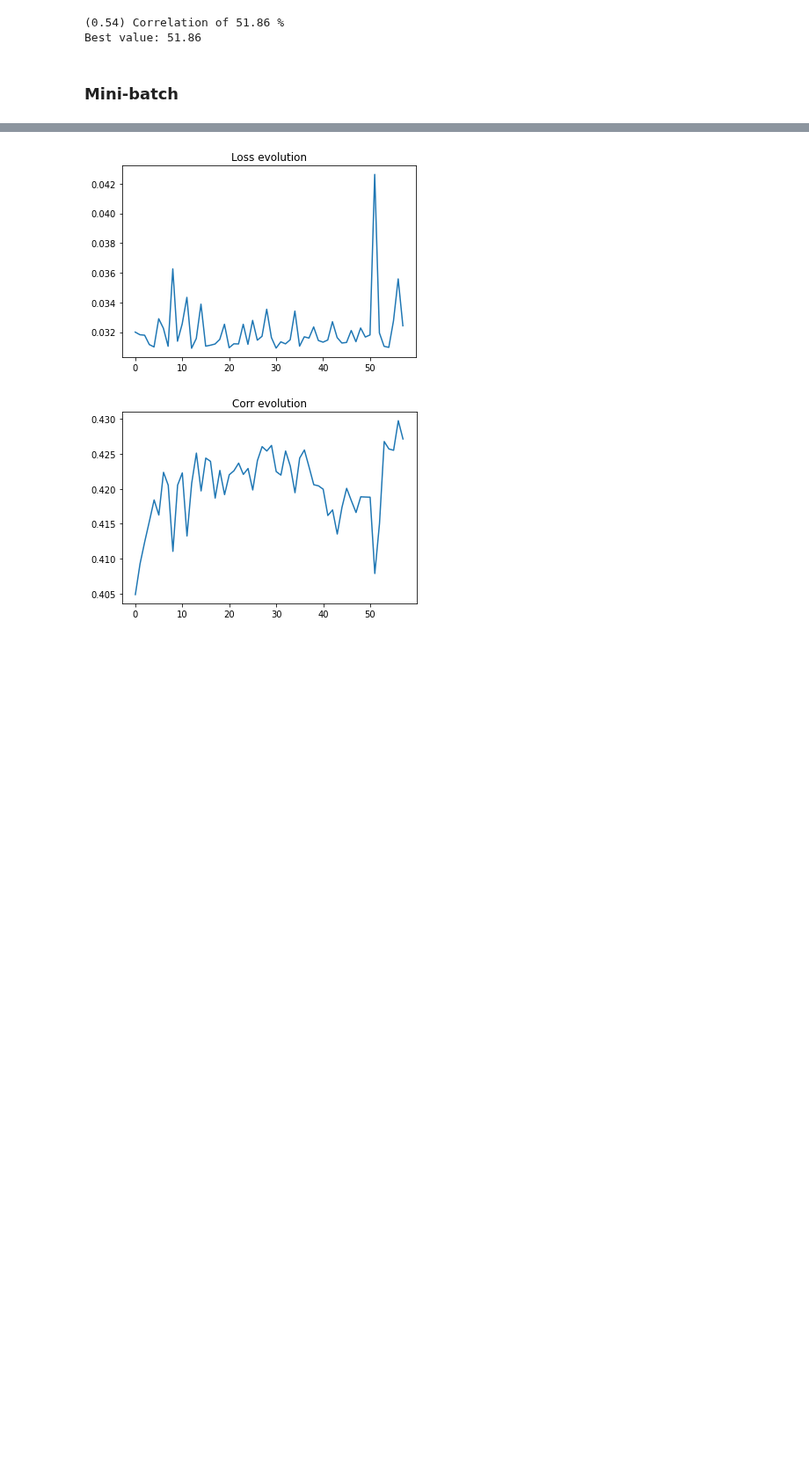
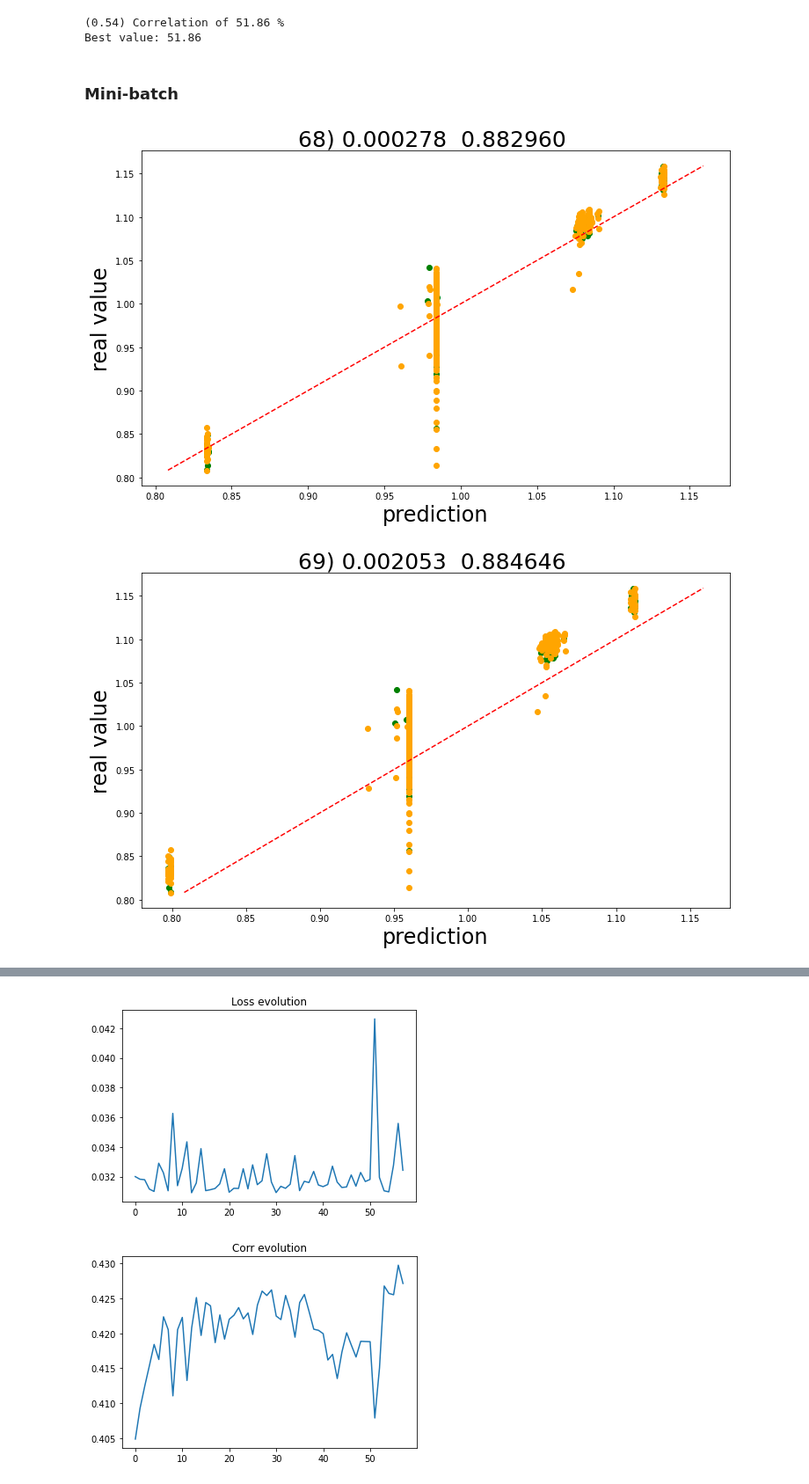
Before and after one commit to Simone7monaco/PatchyParticles, a Jupyter notebook: MULTI_OrderParameters.ipynb, the cells around one changed output, grey strips where cells are left out. Shown at 88% size. Saved outputs shown, nothing was run; the diff lists cells and outputs as text; code cells hidden in the pictures; blank space fills up the shorter version.

```diff
--- a/MULTI_OrderParameters.ipynb
+++ b/MULTI_OrderParameters.ipynb
@@ -550,48 +546,54 @@ CORR=[]
 # %%
 # train the network
 # You can run this cell multiple times, or just change the number of steps.
 # I get decent results after ~10000 steps.
 # Given the current size of the dataset, we may be overfitting...
+showplot=1
 epoch=int(len(y_train)/BATCH_SIZE)
-t0= tm.time()
+
 for t in range(70):
     for step, (batch_x, batch_y) in enumerate(loader):
 
         b_x = Variable(batch_x)
         b_y = Variable(batch_y)
         prediction = net(b_x)     # input x and predict based on x
 
         loss = loss_func(prediction, b_y)     # must be (1. nn output, 2. target)
 
         #Print loss each cycle to keep track, after clearing the previous print statements
 
         optimizer.zero_grad()   # clear gradients for next train
         loss.backward()         # backpropagation, compute gradients
         optimizer.step()        # apply gradients
     pred_test = net(X_test)
     LOSS.append(loss_func(pred_test,y_test))
     CORR.append(rcorr(net(X_test).data.numpy(), y_test.data.numpy()))
     # plot current status: prediction versus real value
-    tt = np.arange(min(y_train), max(y_train), 0.2)
 
-    fig, ax = plt.subplots(figsize=(12,7))
-    ptitle='%d) %f  %f '%(t, loss.data.numpy(), rcorr(net(X_test).data.numpy(), y_test.data.numpy()))
-
-    ax.set_title(ptitle, fontsize=25)
-    ax.set_xlabel('prediction', fontsize=24)
-    ax.set_ylabel('real value', fontsize=24)
-
-    par="d= "+str(d/100)+"\n"+"e= "+str(e/100)
-    tx,ty= (np.min(prediction.data.numpy())*.9, np.max(prediction.data.numpy())*.9)
-    plt.text(tx, ty, par, fontsize=20)
-
-    plt.scatter(net(X_test).data.numpy(), y_test.data.numpy(), color = "green")
-    plt.scatter(net(X_train).data.numpy(), y_train.data.numpy(), color = "orange")
-
-    # Dashed line is the ideal result
-    plt.plot(tt,tt,'r--')
-    #print(t, "/", epoch,"   ",loss.data.numpy(), rcorr(net(X_test).data.numpy(), y_test.data.numpy()))
     clear_output(wait=True)
     plt.pause(0.05)
 
-print(tm.time()-t0)
+    if showplot:
+        # plot current status: prediction versus real value
+        tt = np.linspace(min(y_train), max(y_train), 5)
+
+        fig, ax = plt.subplots(figsize=(12,7))
+        ptitle='%d) %f  %f '%(t, loss.data.numpy(), rcorr(net(X_test).data.numpy(), y_test.data.numpy()))
+
+        ax.set_title(ptitle, fontsize=25)
+        ax.set_xlabel('prediction', fontsize=24)
+        ax.set_ylabel('real value', fontsize=24)
+
+    #     par="d= "+str(d/100)+"\n"+"e= "+str(e/100)
+    #     tx,ty= (np.min(prediction.data.numpy())*.9, np.max(prediction.data.numpy())*.9)
+    #     plt.text(tx, ty, par, fontsize=20)
+        plt.scatter(net(X_train).data.numpy(), y_train.data.numpy(), color = "orange")
+
+        # Dashed line is the ideal result
+        plt.plot(tt,tt,'r--')
+    else:
+        ptitle='%d) %f  %f '%(t, loss.data.numpy(), rcorr(net(X_test).data.numpy(), y_test.data.numpy()))
+        print(ptitle)
+# %% [output]
+[figure, added]
+[figure, added]
```
Also changed, not shown: parts of 14 cells of this notebook.
